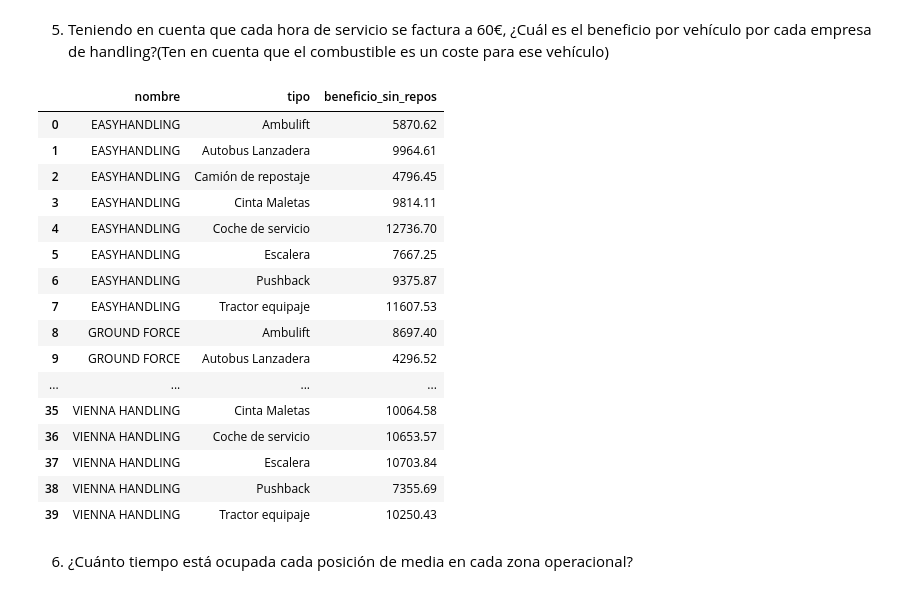
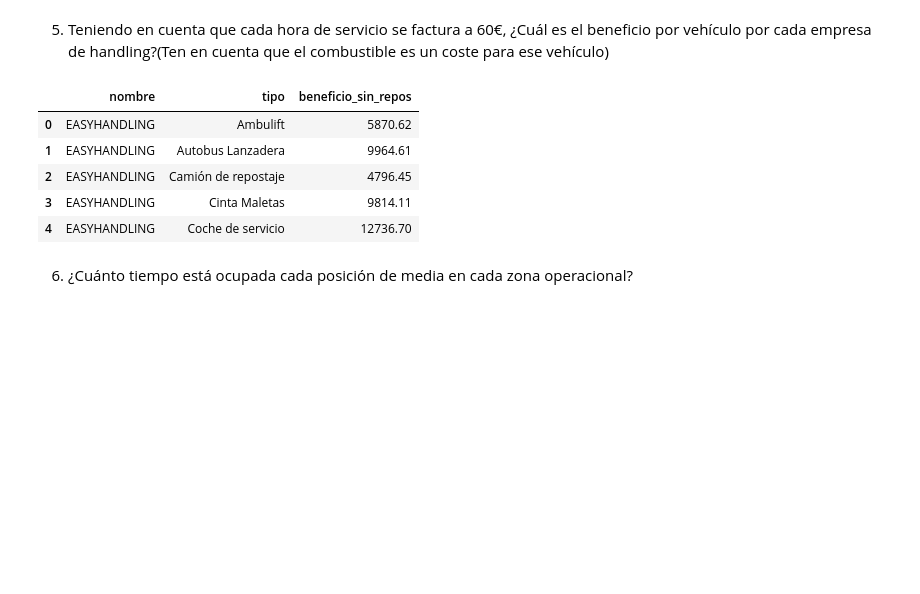
Before and after one commit to ManuelVAleman/Proyecto-final-ETL, a Jupyter notebook: practica_final_test.ipynb, the cells around one changed output. Saved outputs shown, nothing was run; the diff lists cells and outputs as text; code cells hidden in the pictures; blank space fills up the shorter version.

```diff
--- a/practica_final_test.ipynb
+++ b/practica_final_test.ipynb
@@ -115,43 +104,32 @@ order by Mes,min_totales desc) sc''')
 # %%
 sql('''SELECT sc3.nombre, sc3.tipo, round(sc3.beneficio - sc2.prec_repost_total,2) as beneficio_sin_repos
 FROM (
     SELECT nombre, min_totales, tipo, ROUND((min_totales/60)*60,0) as beneficio
     FROM (
         SELECT handling.nombre, SUM(minutos) as min_totales, vehiculos.tipo
         FROM aeropuerto_viena.servicios
         INNER JOIN aeropuerto_viena.vehiculos ON id_vehiculo=vehiculos.id
         INNER JOIN aeropuerto_viena.handling ON vehiculos.id_handling=handling.id
         INNER JOIN aeropuerto_viena.vuelos ON servicios.id_vuelo=vuelos.id
         GROUP BY handling.nombre, tipo
         ORDER BY nombre
     ) sc
 ) sc3
 LEFT JOIN (
     SELECT nombre, tipo, ROUND(SUM(litros*precio_litro),2) as prec_repost_total
     FROM aeropuerto_viena.repostajes
     INNER JOIN aeropuerto_viena.vehiculos ON repostajes.id_vehiculo=vehiculos.id
     INNER JOIN aeropuerto_viena.handling ON vehiculos.id_handling=handling.id
     GROUP BY nombre, tipo
     ORDER BY nombre
-) sc2 ON sc3.nombre = sc2.nombre AND sc3.tipo = sc2.tipo''')
+) sc2 ON sc3.nombre = sc2.nombre AND sc3.tipo = sc2.tipo LIMIT 5''')
 # %% [output]
 |  | nombre | tipo | beneficio_sin_repos |
 | 0 | EASYHANDLING | Ambulift | 5870.62 |
 | 1 | EASYHANDLING | Autobus Lanzadera | 9964.61 |
 | 2 | EASYHANDLING | Camión de repostaje | 4796.45 |
 | 3 | EASYHANDLING | Cinta Maletas | 9814.11 |
 | 4 | EASYHANDLING | Coche de servicio | 12736.70 |
-| 5 | EASYHANDLING | Escalera | 7667.25 |
-| 6 | EASYHANDLING | Pushback | 9375.87 |
-| 7 | EASYHANDLING | Tractor equipaje | 11607.53 |
-| 8 | GROUND FORCE | Ambulift | 8697.40 |
-| 9 | GROUND FORCE | Autobus Lanzadera | 4296.52 |
-| ... | ... | ... | ... |
-| 35 | VIENNA HANDLING | Cinta Maletas | 10064.58 |
-| 36 | VIENNA HANDLING | Coche de servicio | 10653.57 |
-| 37 | VIENNA HANDLING | Escalera | 10703.84 |
-| 38 | VIENNA HANDLING | Pushback | 7355.69 |
-| 39 | VIENNA HANDLING | Tractor equipaje | 10250.43 |
 # %% [markdown]
 6. ¿Cuánto tiempo está ocupada cada posición de media en cada zona operacional?
 # %%
```
Also changed, not shown: parts of 6 cells of this notebook.
